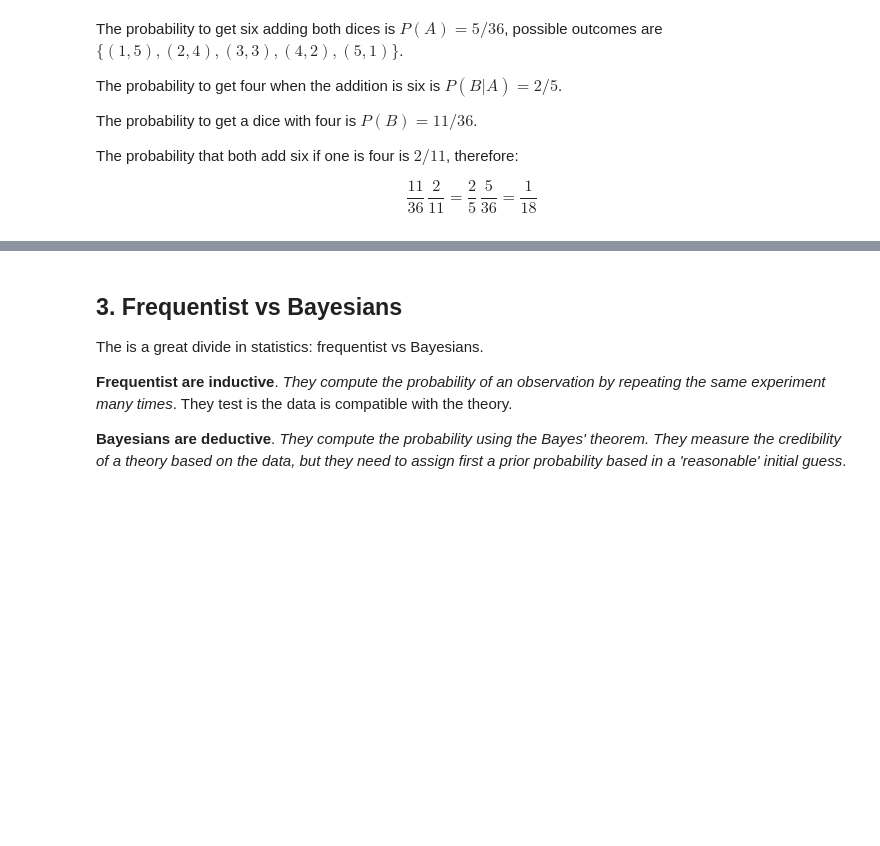
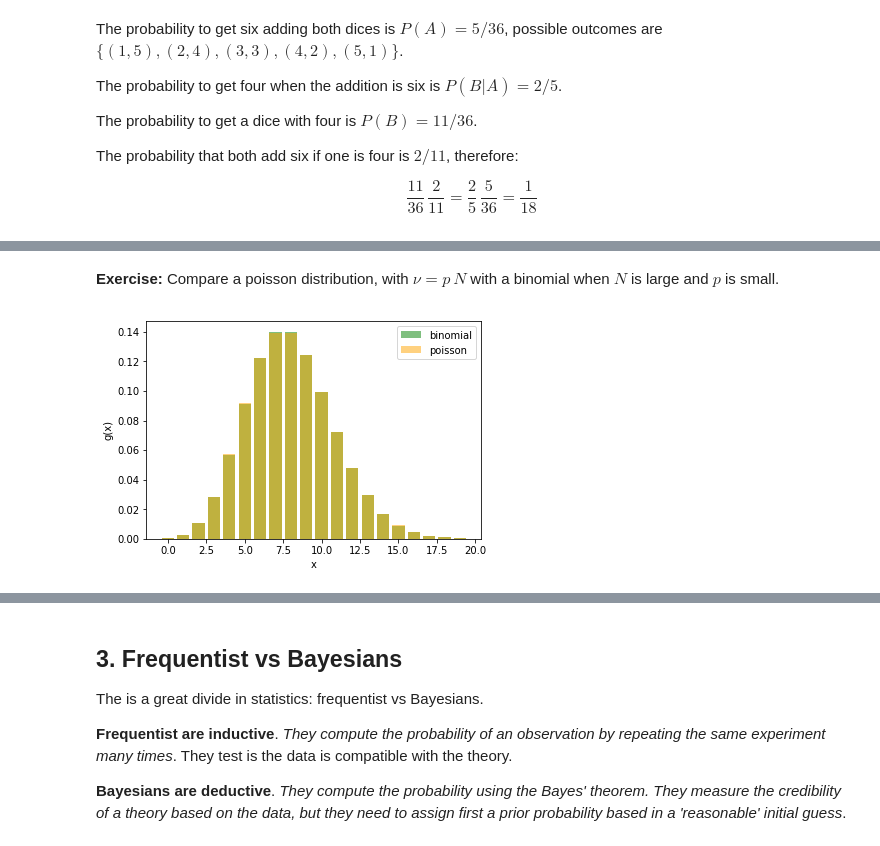
Before and after one commit to jahernando/USC-TA, a Jupyter notebook: ta_basic_concepts.ipynb, the cells around one changed output, grey strips where cells are left out. Cells and saved outputs as stored; diff of their text form; code cells hidden in the pictures; blank space fills up the shorter version.

```diff
--- a/ta_basic_concepts.ipynb
+++ b/ta_basic_concepts.ipynb
@@ -141,0 +204,9 @@ $$
+# %% [markdown]
+**Exercise:** Compare a poisson distribution, with $\nu=p \, N$ with a binomial when $N$ is large and $p$ is small.
+# %%
+N, p = 1000, 0.008; ns = np.arange(20)
+plt.bar(ns, stats.binom.pmf(ns, N, p) , color='green' , alpha=0.5, label='binomial')
+plt.bar(ns, stats.poisson.pmf(ns, N*p), color='orange', alpha=0.5, label='poisson')
+plt.xlabel('x'); plt.ylabel('g(x)'); plt.legend();
+# %% [output]
+[figure, added]
```
Also changed, not shown: parts of 60 cells of this notebook, 2 other files.
